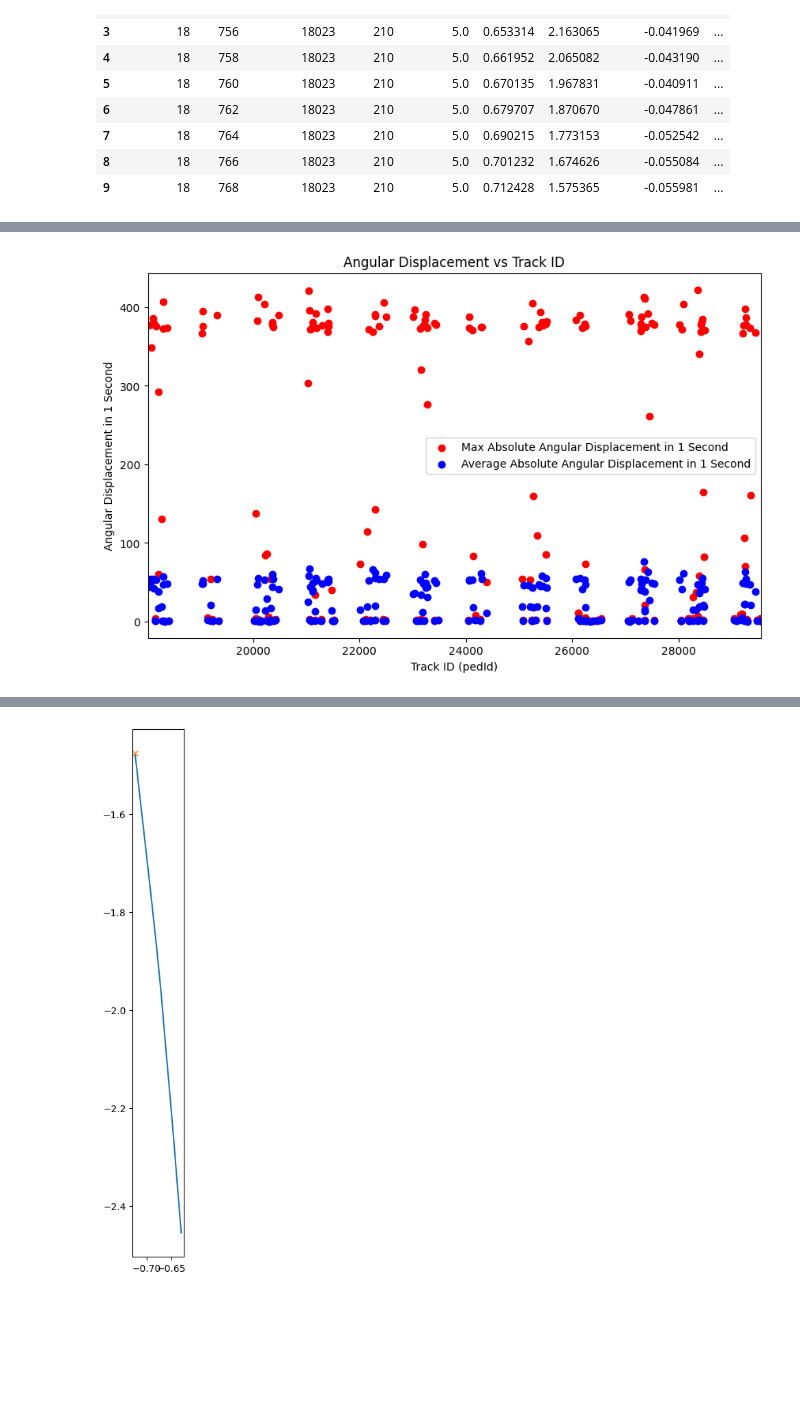
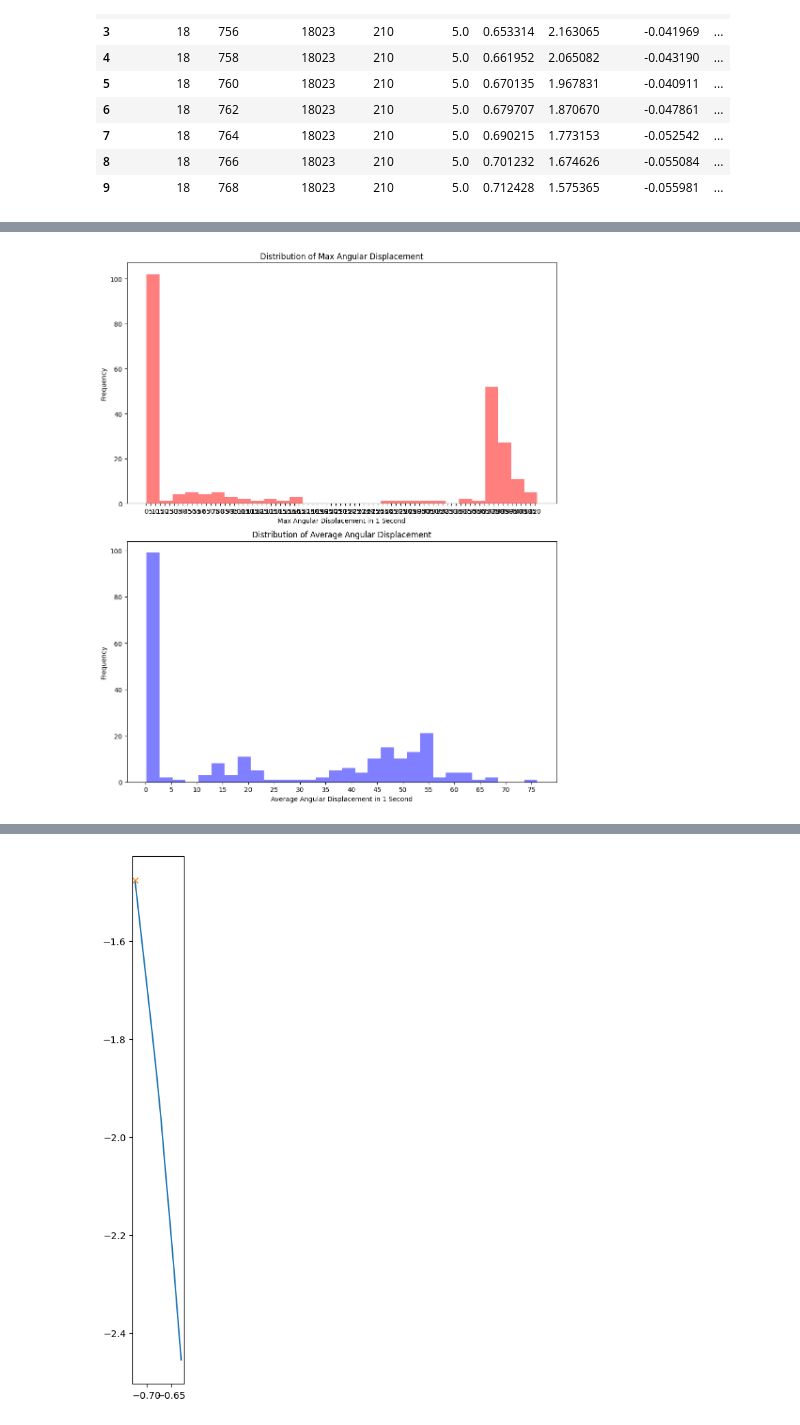
Before and after one commit to BUET-AV/behavior-hypotheses, a Jupyter notebook: src/notebooks/angular-velocity-analysis.ipynb, the cells around one changed output, grey strips where cells are left out. Drawn from its saved outputs; the diff is of its cells as text; code cells hidden in the pictures; blank space fills up the shorter version.

Commit message:
add histogram of angular displacement in 1 second

```diff
--- a/src/notebooks/angular-velocity-analysis.ipynb
+++ b/src/notebooks/angular-velocity-analysis.ipynb
@@ -174,39 +171,40 @@ print(maxPedId)
 # %%
-
-
 import matplotlib.pyplot as plt
 
 # Define the specific range for the X-axis
 minPedId = 18023
 maxPedId = 29542
 
 # Extract data from the table
 pedIds = [item[0] for item in tableofAllPedIdMaxAndAverageAngularDisplacementPerSecond]
 maxAngularDisplacements = [item[1] for item in tableofAllPedIdMaxAndAverageAngularDisplacementPerSecond]
 averageAngularDisplacements = [item[2] for item in tableofAllPedIdMaxAndAverageAngularDisplacementPerSecond]
 
-# Create the plot
-plt.figure(figsize=(10, 6))
+# Create the plot with two subplots
+fig, (ax1, ax2) = plt.subplots(2, 1, figsize=(10, 12))
 
-# Plot max angular displacement
-plt.scatter(pedIds, maxAngularDisplacements, color='red', label='Max Absolute Angular Displacement in 1 Second')
+# Plot histogram for max angular displacement
+ax1.hist(maxAngularDisplacements, bins=30, color='red', alpha=0.5)
+ax1.set_xlabel('Max Angular Displacement in 1 Second')
+ax1.set_ylabel('Frequency')
+ax1.set_title('Distribution of Max Angular Displacement')
 
-# Plot average angular displacement
-plt.scatter(pedIds, averageAngularDisplacements, color='blue', label='Average Absolute Angular Displacement in 1 Second')
+# Set X-axis ticks for max angular displacement
+ax1.set_xticks(range(int(min(maxAngularDisplacements)), int(max(maxAngularDisplacements)) + 1, 5))
 
-# Set X-axis range
-plt.xlim(minPedId, maxPedId)
+# Plot histogram for average angular displacement
+ax2.hist(averageAngularDisplacements, bins=30, color='blue', alpha=0.5)
+ax2.set_xlabel('Average Angular Displacement in 1 Second')
+ax2.set_ylabel('Frequency')
+ax2.set_title('Distribution of Average Angular Displacement')
 
-# Format the X-axis to avoid scientific notation
-plt.ticklabel_format(style='plain', axis='x')
+# Set X-axis ticks for average angular displacement
+ax2.set_xticks(range(int(min(averageAngularDisplacements)), int(max(averageAngularDisplacements)) + 1, 5))
 
-# Add labels and title
-plt.xlabel('Track ID (pedId)')
-plt.ylabel('Angular Displacement in 1 Second')
-plt.title('Angular Displacement vs Track ID')
-plt.legend()
+# Adjust layout
+plt.tight_layout()
 
 # Show the plot
 plt.show()
 # %% [output]
-[figure, old version]
+[figure, new version]
```
Also changed, not shown: parts of 3 cells of this notebook.
